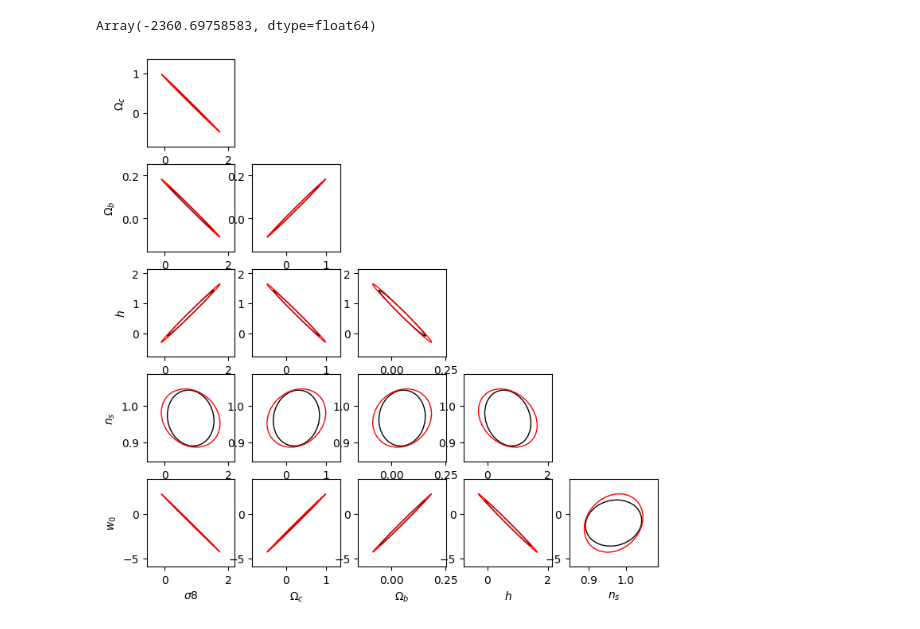
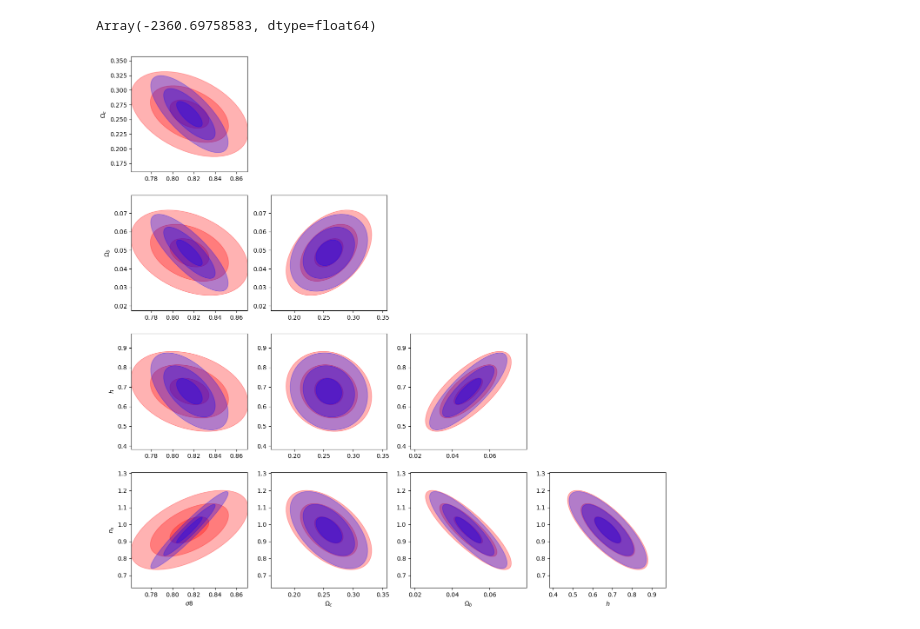
Before and after one commit to fpetri115/LBGforecast, a Jupyter notebook: tests_likelihood.ipynb, the cells around one changed output. Cells and saved outputs as stored; diff of their text form; code cells hidden in the pictures.

```diff
--- a/tests_likelihood.ipynb
+++ b/tests_likelihood.ipynb
@@ -42,11 +42,10 @@ Array(-2360.69758583, dtype=float64)
 params = np.array([lhood._cosmo_fid.sigma8,
                   lhood._cosmo_fid.Omega_c,
                   lhood._cosmo_fid.Omega_b,
-                  lhood._cosmo_fid.h, lhood._cosmo_fid.n_s,
-                  lhood._cosmo_fid.w0])
+                  lhood._cosmo_fid.h, lhood._cosmo_fid.n_s])
 
 labels = np.array(["$\sigma8$", "$\Omega_c$", "$\Omega_b$",
-                    "$h$", "$n_s$", "$w_0$",])
+                    "$h$", "$n_s$"])
 
 F = lhood.fisher(params)
 F_marg = lhood.fisher_marg(params)
@@ -87,20 +86,28 @@ def plot_contours(fisher, pos, inds, nstd=1., ax=None, **kwargs):
   plt.draw()
   return ellip
 # %%
-plt.figure(figsize=(10, 10))
+plt.figure(figsize=(20, 20))
 nparams = len(params)
 
 for i in range(nparams):
     for j in range(nparams):
         if j<i:
             plt.subplot(nparams,nparams,i*nparams+j+1)
-            plot_contours(F, params, [j,i],fill=False,color='k')
-            plot_contours(F_marg, params, [j,i],fill=False,color='r')
+
+            plot_contours(F_marg, params, [j,i], nstd=1, fill=True,color='r', alpha=0.3)
+            plot_contours(F_marg, params, [j,i], nstd=2, fill=True,color='r', alpha=0.3)
+            plot_contours(F_marg, params, [j,i], nstd=3, fill=True,color='r', alpha=0.3)
+
+
+            plot_contours(F, params, [j,i], nstd=1, fill=True,color='b', alpha=0.3)
+            plot_contours(F, params, [j,i], nstd=2, fill=True,color='b', alpha=0.3)
+            plot_contours(F, params, [j,i], nstd=3, fill=True,color='b', alpha=0.3)
+
 
             if(j == 0):
                 plt.ylabel(labels[i])
 
             if(i == nparams-1):
                 plt.xlabel(labels[j])
 # %% [output]
-[figure, old version]
+[figure, new version]
```
Also changed, not shown: parts of 1 cell of this notebook.
